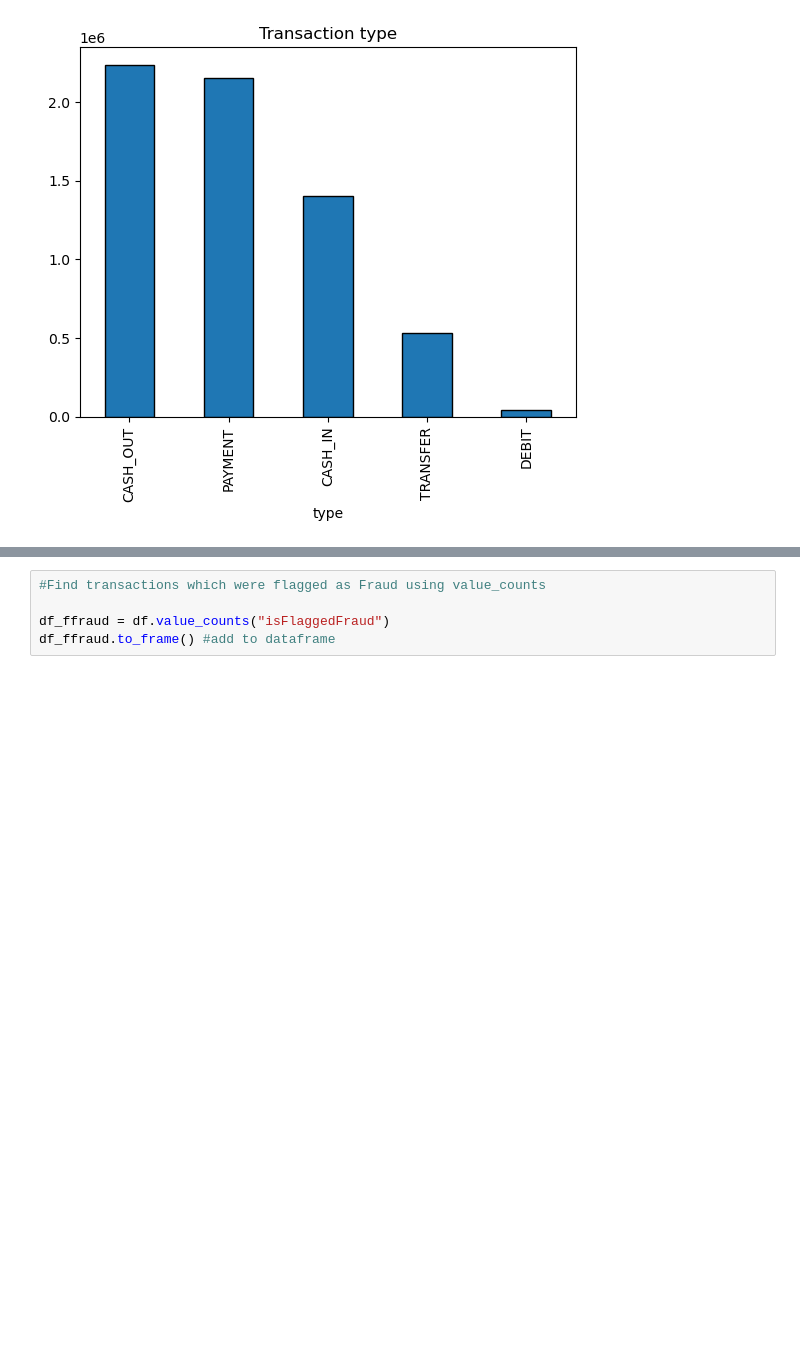
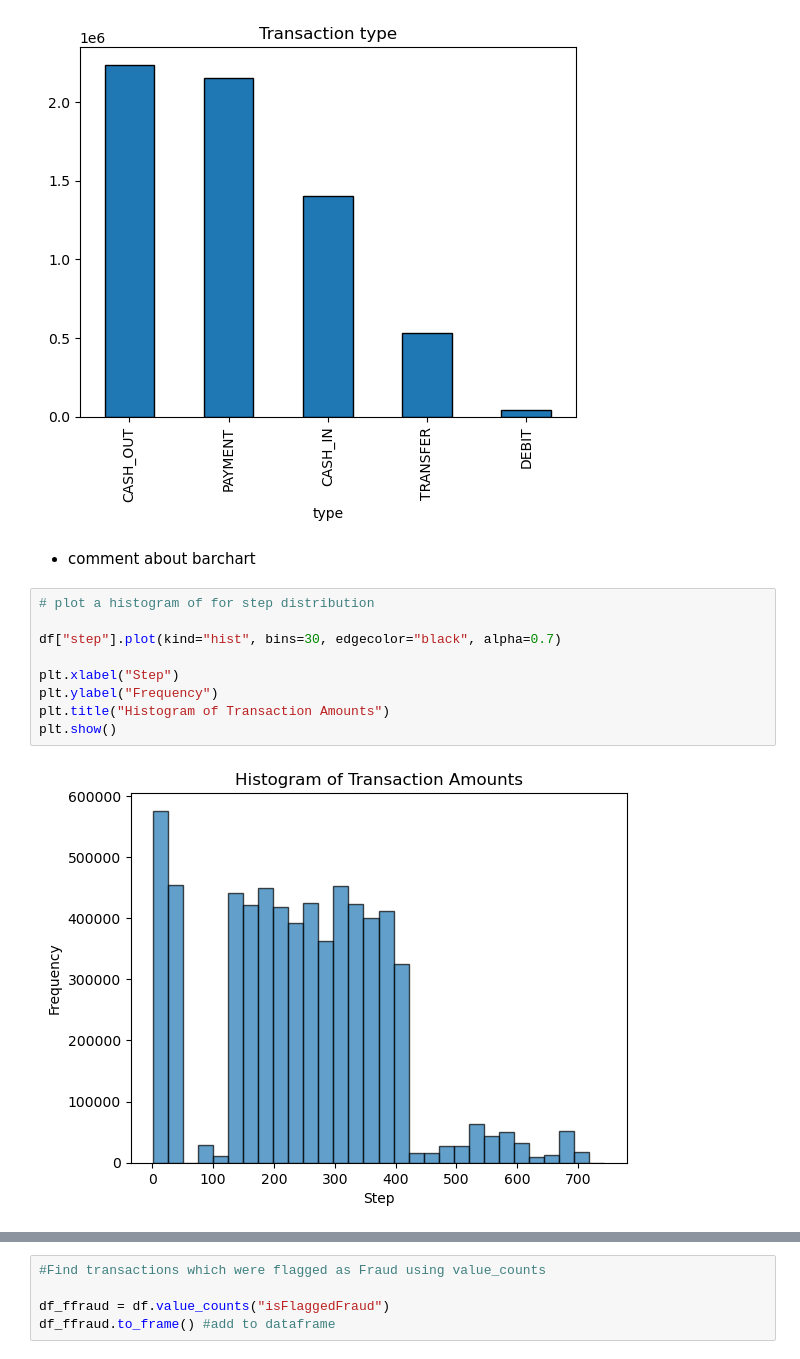
Before and after one commit to MaimunaBawa/Phase2TLAB1, a Jupyter notebook: EDA-1.ipynb, the cells around one changed output, grey strips where cells are left out. Drawn from its saved outputs; the diff is of its cells as text; blank space fills up the shorter version.

```diff
--- a/EDA-1.ipynb
+++ b/EDA-1.ipynb
@@ -99,3 +104,16 @@ df_type.plot.bar(title= "Transaction type",edgecolor="black")
 # %% [output]
 <Axes: title={'center': 'Transaction type'}, xlabel='type'>
 [figure]
+# %% [markdown]
+* comment about barchart
+# %%
+# plot a histogram of for step distribution
+
+df["step"].plot(kind="hist", bins=30, edgecolor="black", alpha=0.7)
+
+plt.xlabel("Step")
+plt.ylabel("Frequency")
+plt.title("Histogram of Transaction Amounts")
+plt.show()
+# %% [output]
+[figure, added]
```
Also changed, not shown: parts of 15 cells of this notebook, 2 other files.
